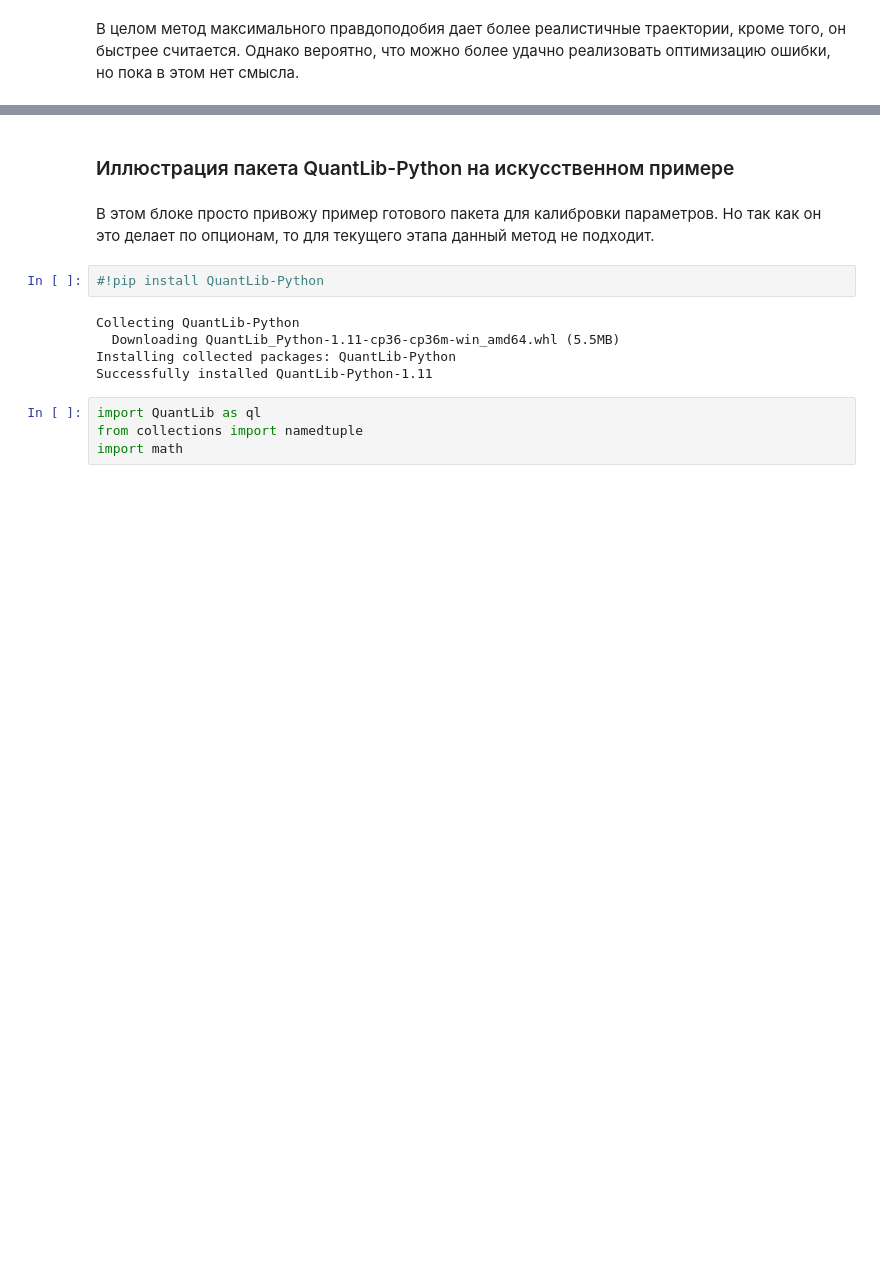
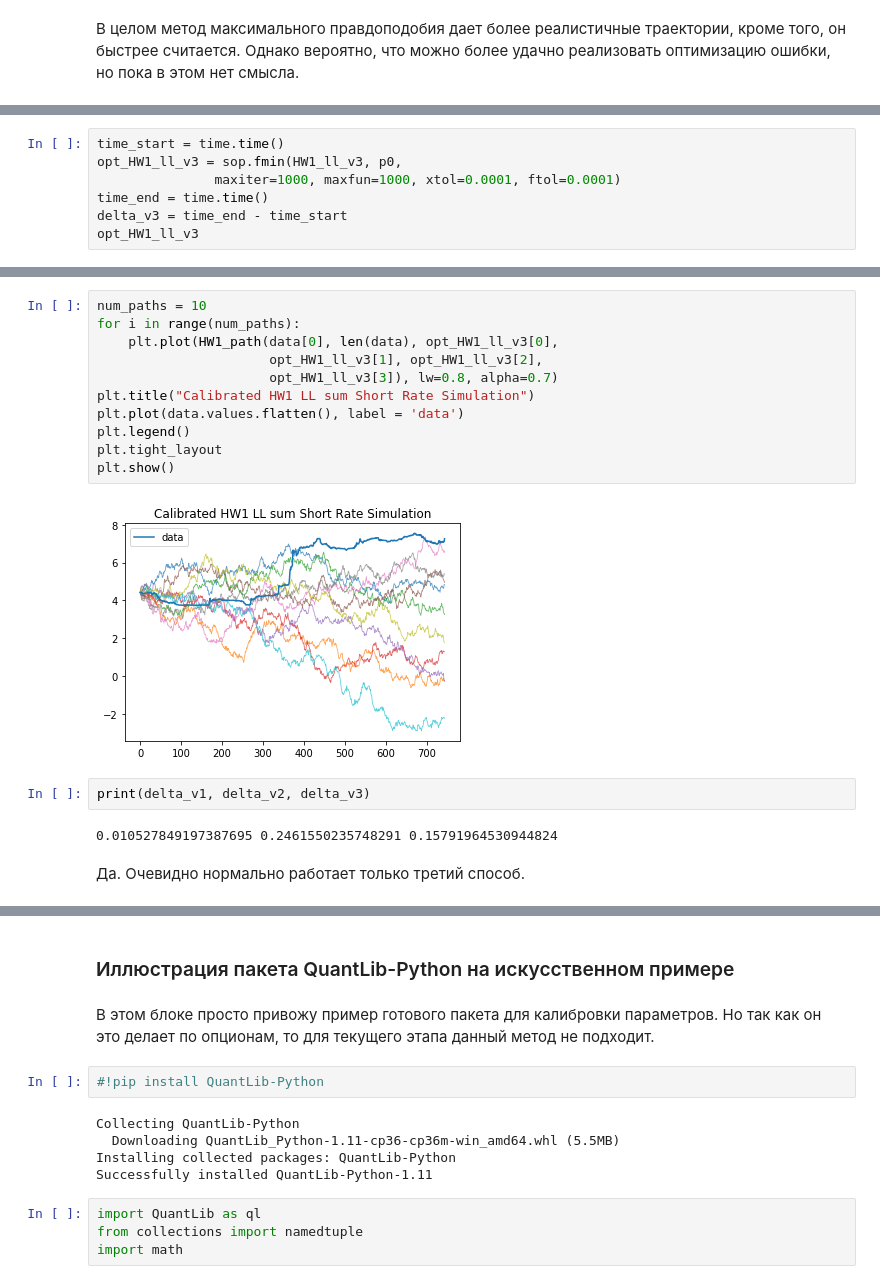
Before and after one commit to DESimakov/CW, a Jupyter notebook: CWm.ipynb, the cells around one changed output, grey strips where cells are left out. Saved outputs shown, nothing was run; the diff lists cells and outputs as text; blank space fills up the shorter version.

```diff
--- a/CWm.ipynb
+++ b/CWm.ipynb
@@ -524,0 +661,7 @@ plt.show()
+# %%
+time_start = time.time()
+opt_HW1_ll_v3 = sop.fmin(HW1_ll_v3, p0,
+               maxiter=1000, maxfun=1000, xtol=0.0001, ftol=0.0001)
+time_end = time.time()
+delta_v3 = time_end - time_start
+opt_HW1_ll_v3
@@ -524,0 +688,19 @@ plt.show()
+# %%
+num_paths = 10
+for i in range(num_paths):
+    plt.plot(HW1_path(data[0], len(data), opt_HW1_ll_v3[0],
+                      opt_HW1_ll_v3[1], opt_HW1_ll_v3[2],
+                      opt_HW1_ll_v3[3]), lw=0.8, alpha=0.7)
+plt.title("Calibrated HW1 LL sum Short Rate Simulation")
+plt.plot(data.values.flatten(), label = 'data')
+plt.legend()
+plt.tight_layout
+plt.show()
+# %% [output]
+[figure, added]
+# %%
+print(delta_v1, delta_v2, delta_v3)
+# %% [output]
+0.010527849197387695 0.2461550235748291 0.15791964530944824
+# %% [markdown]
+Да. Очевидно нормально работает только третий способ.
```
Also changed, not shown: parts of 37 cells of this notebook.
